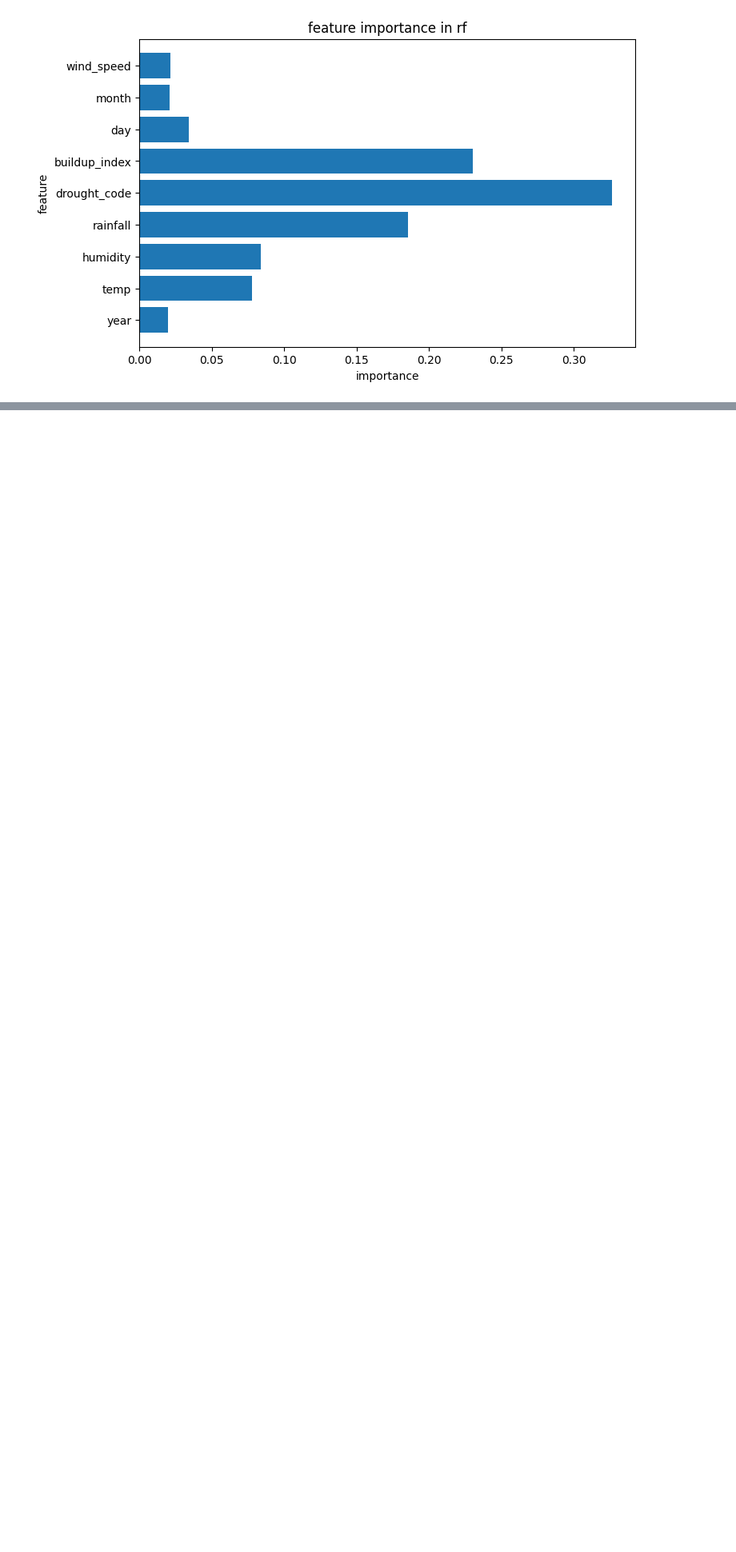
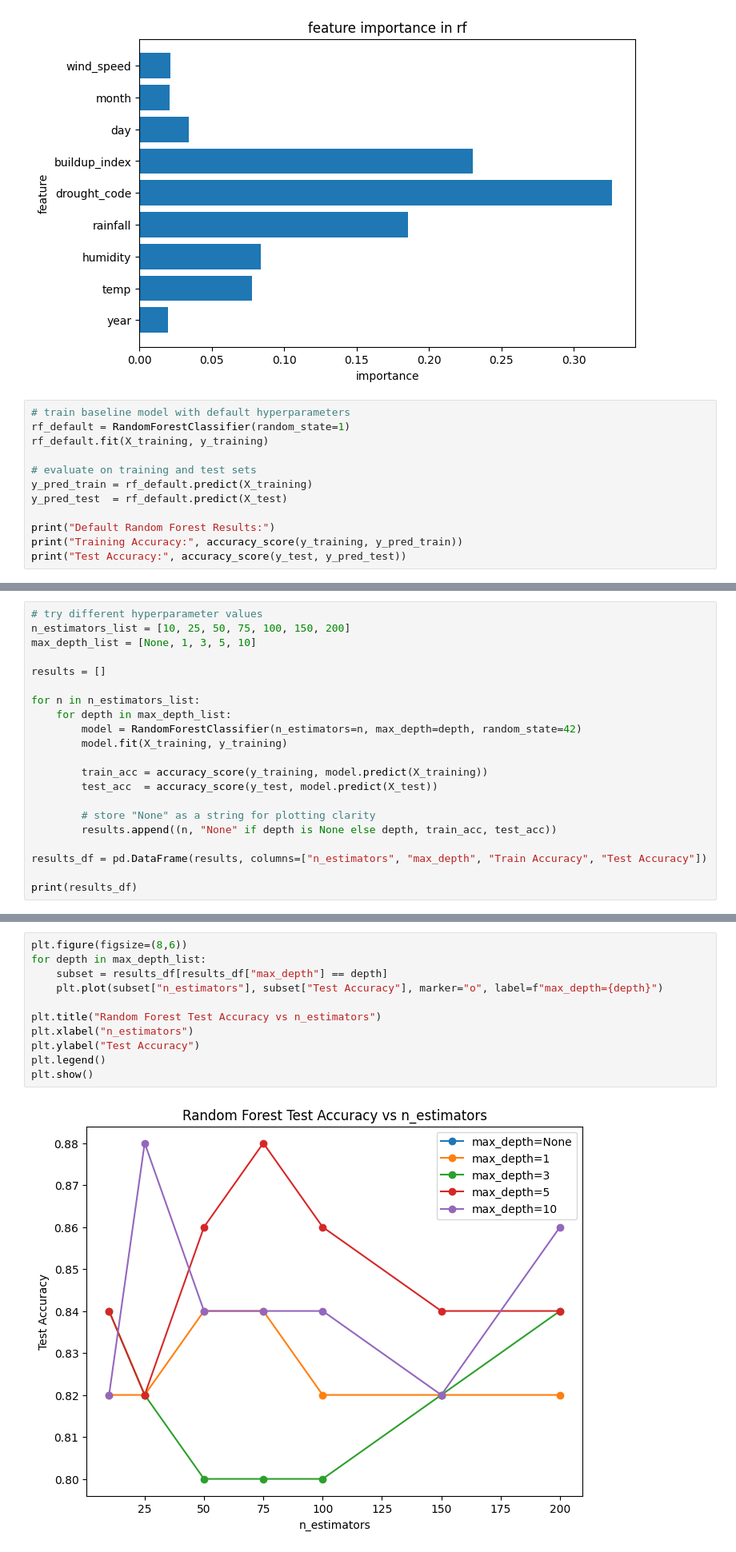
Before and after one commit to prshane/CT4101Assignment1, a Jupyter notebook: Assignment1.ipynb, the cells around one changed output, grey strips where cells are left out. Shown at 80% size. Cells and saved outputs as stored; diff of their text form; blank space fills up the shorter version.

Commit message:
Tried different combinations of n_estimators and max_depth hyperparameter tunings. n_estimators range 10-200 and max_depth from None-10 (None denoting no limit on depth) and plotted results

```diff
--- a/Assignment1.ipynb
+++ b/Assignment1.ipynb
@@ -133,3 +133,15 @@ plt.title("feature importance in rf")
 plt.show()
 # %% [output]
 [figure]
+# %%
+# train baseline model with default hyperparameters
+rf_default = RandomForestClassifier(random_state=1)
+rf_default.fit(X_training, y_training)
+
+# evaluate on training and test sets
+y_pred_train = rf_default.predict(X_training)
+y_pred_test  = rf_default.predict(X_test)
+
+print("Default Random Forest Results:")
+print("Training Accuracy:", accuracy_score(y_training, y_pred_train))
+print("Test Accuracy:", accuracy_score(y_test, y_pred_test))
@@ -135,0 +152,21 @@ plt.show()
+# %%
+# try different hyperparameter values
+n_estimators_list = [10, 25, 50, 75, 100, 150, 200]
+max_depth_list = [None, 1, 3, 5, 10]
+
+results = []
+
+for n in n_estimators_list:
+    for depth in max_depth_list:
+        model = RandomForestClassifier(n_estimators=n, max_depth=depth, random_state=42)
+        model.fit(X_training, y_training)
+
+        train_acc = accuracy_score(y_training, model.predict(X_training))
+        test_acc  = accuracy_score(y_test, model.predict(X_test))
+
+        # store "None" as a string for plotting clarity
+        results.append((n, "None" if depth is None else depth, train_acc, test_acc))
+
+results_df = pd.DataFrame(results, columns=["n_estimators", "max_depth", "Train Accuracy", "Test Accuracy"])
+
+print(results_df)
@@ -135,0 +191,13 @@ plt.show()
+# %%
+plt.figure(figsize=(8,6))
+for depth in max_depth_list:
+    subset = results_df[results_df["max_depth"] == depth]
+    plt.plot(subset["n_estimators"], subset["Test Accuracy"], marker="o", label=f"max_depth={depth}")
+
+plt.title("Random Forest Test Accuracy vs n_estimators")
+plt.xlabel("n_estimators")
+plt.ylabel("Test Accuracy")
+plt.legend()
+plt.show()
+# %% [output]
+[figure, added]
```
Also changed, not shown: parts of 2 cells of this notebook.
